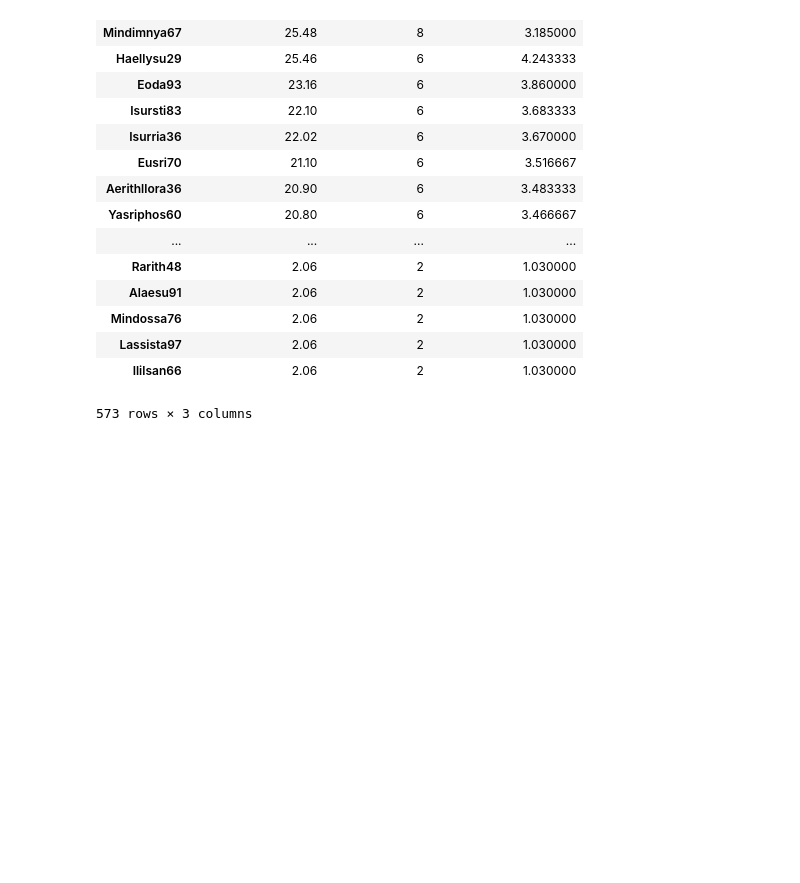
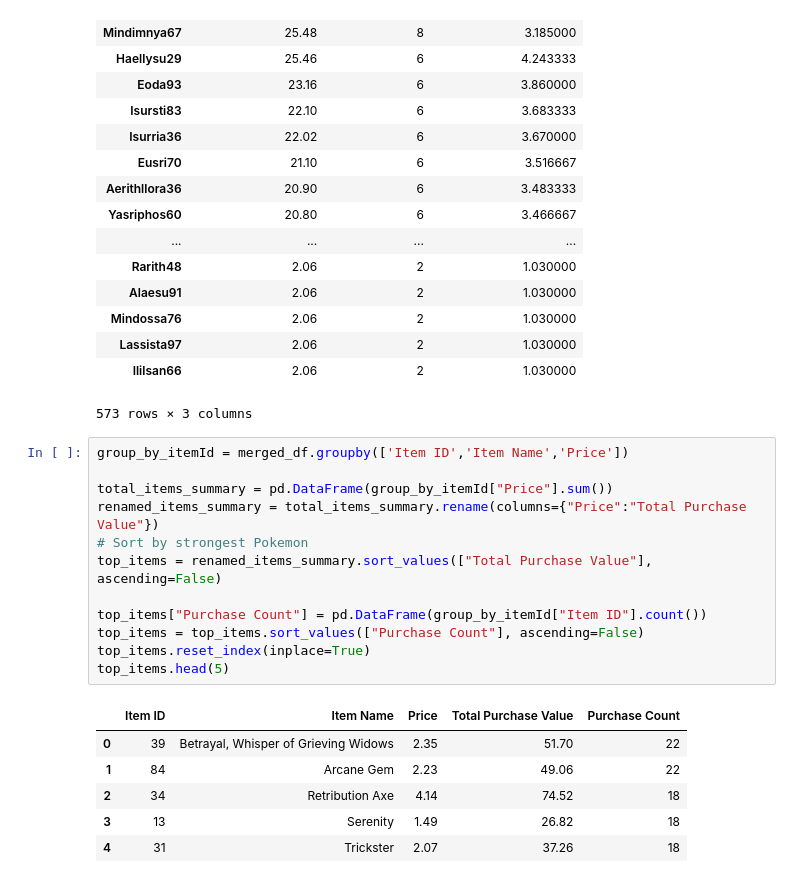
Before and after one commit to abhinav2313/heroes_of_pymoli, a Jupyter notebook: HW4.ipynb, the cells around one changed output. Saved outputs shown, nothing was run; the diff lists cells and outputs as text; blank space fills up the shorter version.

```diff
--- a/HW4.ipynb
+++ b/HW4.ipynb
@@ -194,3 +194,22 @@ highest_spender
 | Lassista97 | 2.06 | 2 | 1.030000 |
 | Ililsan66 | 2.06 | 2 | 1.030000 |
 573 rows × 3 columns
+# %%
+group_by_itemId = merged_df.groupby(['Item ID','Item Name','Price'])
+
+total_items_summary = pd.DataFrame(group_by_itemId["Price"].sum())
+renamed_items_summary = total_items_summary.rename(columns={"Price":"Total Purchase Value"})
+# Sort by strongest Pokemon
+top_items = renamed_items_summary.sort_values(["Total Purchase Value"], ascending=False)
+
+top_items["Purchase Count"] = pd.DataFrame(group_by_itemId["Item ID"].count())
+top_items = top_items.sort_values(["Purchase Count"], ascending=False)
+top_items.reset_index(inplace=True)
+top_items.head(5)
+# %% [output]
+|  | Item ID | Item Name | Price | Total Purchase Value | Purchase Count |
+| 0 | 39 | Betrayal, Whisper of Grieving Widows | 2.35 | 51.70 | 22 |
+| 1 | 84 | Arcane Gem | 2.23 | 49.06 | 22 |
+| 2 | 34 | Retribution Axe | 4.14 | 74.52 | 18 |
+| 3 | 13 | Serenity | 1.49 | 26.82 | 18 |
+| 4 | 31 | Trickster | 2.07 | 37.26 | 18 |
```
Also changed, not shown: parts of 1 cell of this notebook.
